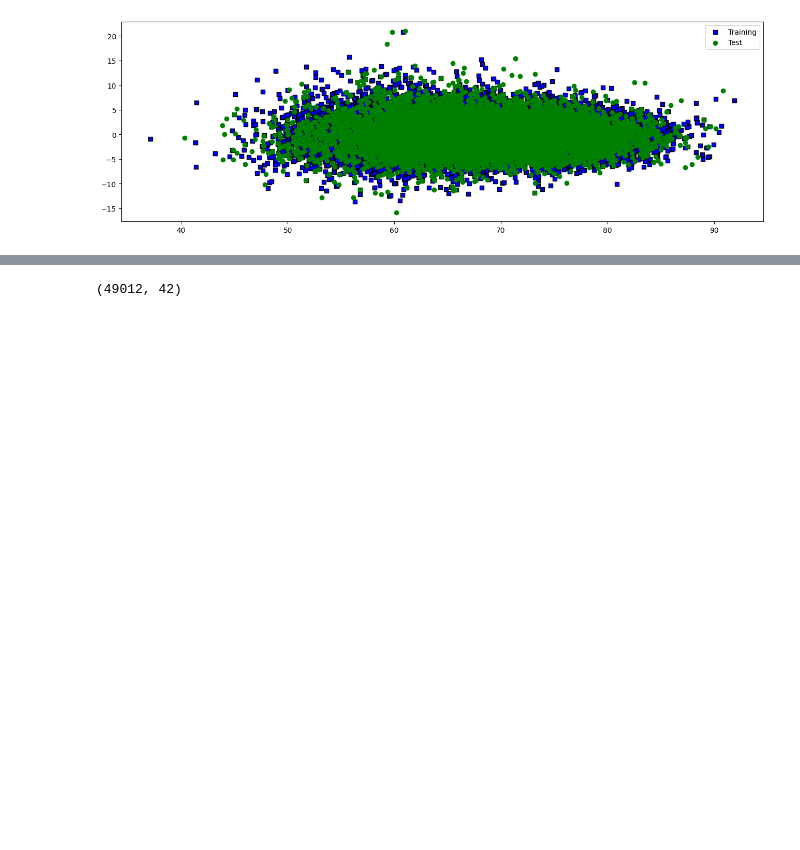
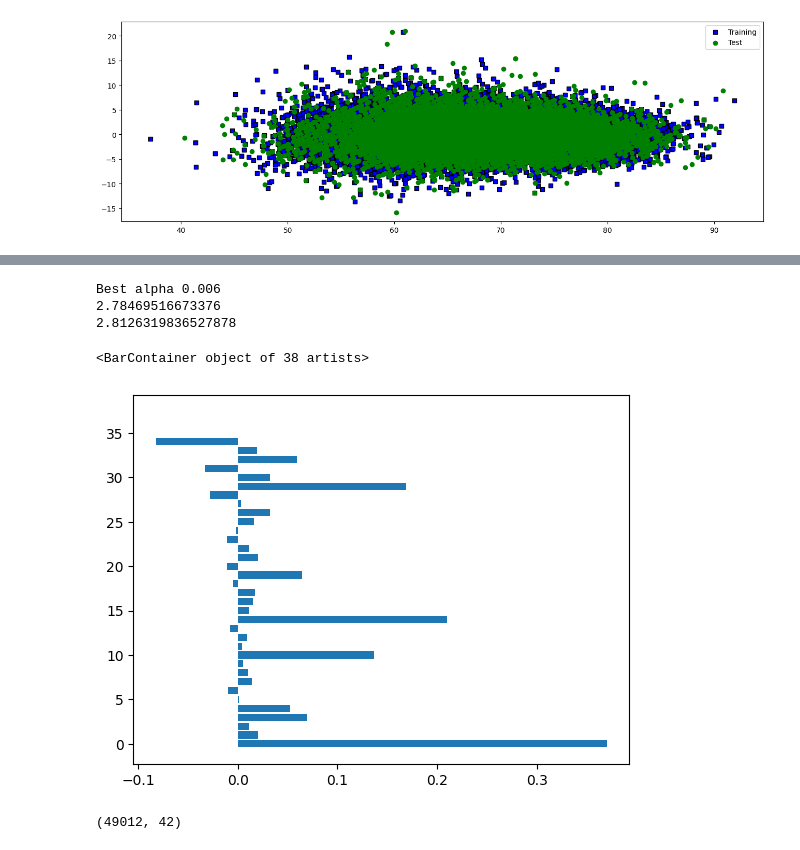
Before and after one commit to nihal-DS/Euro-Soccer-Analysis, a Jupyter notebook: Euro_Soccer1.ipynb, the cells around one changed output, grey strips where cells are left out. Drawn from its saved outputs; the diff is of its cells as text; code cells hidden in the pictures; blank space fills up the shorter version.

```diff
--- a/Euro_Soccer1.ipynb
+++ b/Euro_Soccer1.ipynb
@@ -280,0 +314,21 @@ from sklearn.linear_model import Ridge, Lasso
+# %%
+lin_lasso = lasso = LassoCV(alphas = [0.0001, 0.0003, 0.0006, 0.001, 0.003, 0.006, 0.01, 0.03, 0.06, 0.1, 0.3, 0.6, 1], max_iter = 50000, cv = 10)
+lin_lasso.fit(X_train, y_train)
+print("Best alpha", lin_lasso.alpha_)
+
+y_pred6_train = lin_lasso.predict(X_train)
+y_pred6_test = lin_lasso.predict(X_test)
+
+rmse_lasso_train = math.sqrt(mean_squared_error(y_true = y_train, y_pred = y_pred6_train))
+print(rmse_lasso_train)
+rmse_lasso_test = math.sqrt(mean_squared_error(y_true = y_test, y_pred = y_pred6_test))
+print(rmse_lasso_test)
+# %% [output]
+Best alpha 0.006
+2.78469516673376
+2.8126319836527878
+# %%
+plt.barh(y = pd.Series(lin_lasso.coef_).index, width = lin_lasso.coef_, align = 'center')
+# %% [output]
+<BarContainer object of 38 artists>
+[figure, added]
```
Also changed, not shown: parts of 4 cells of this notebook.
